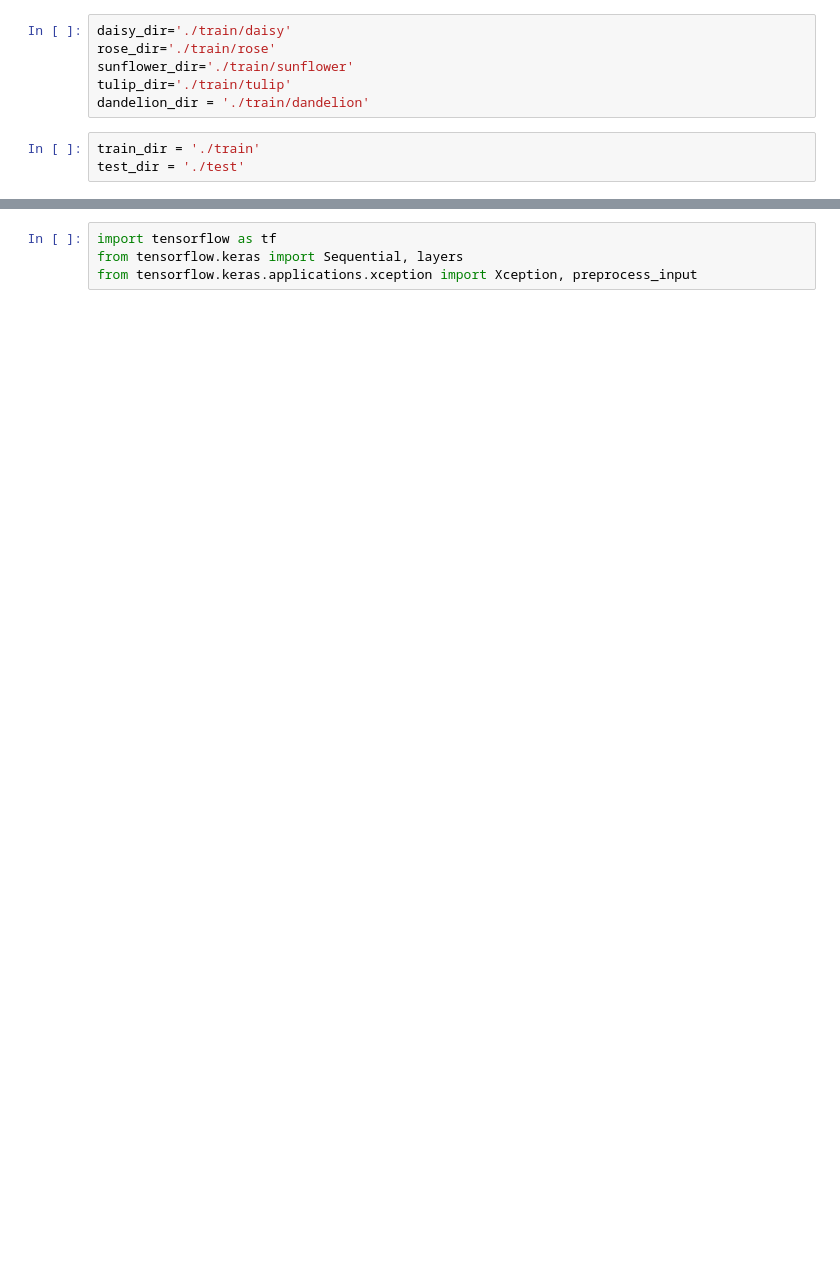
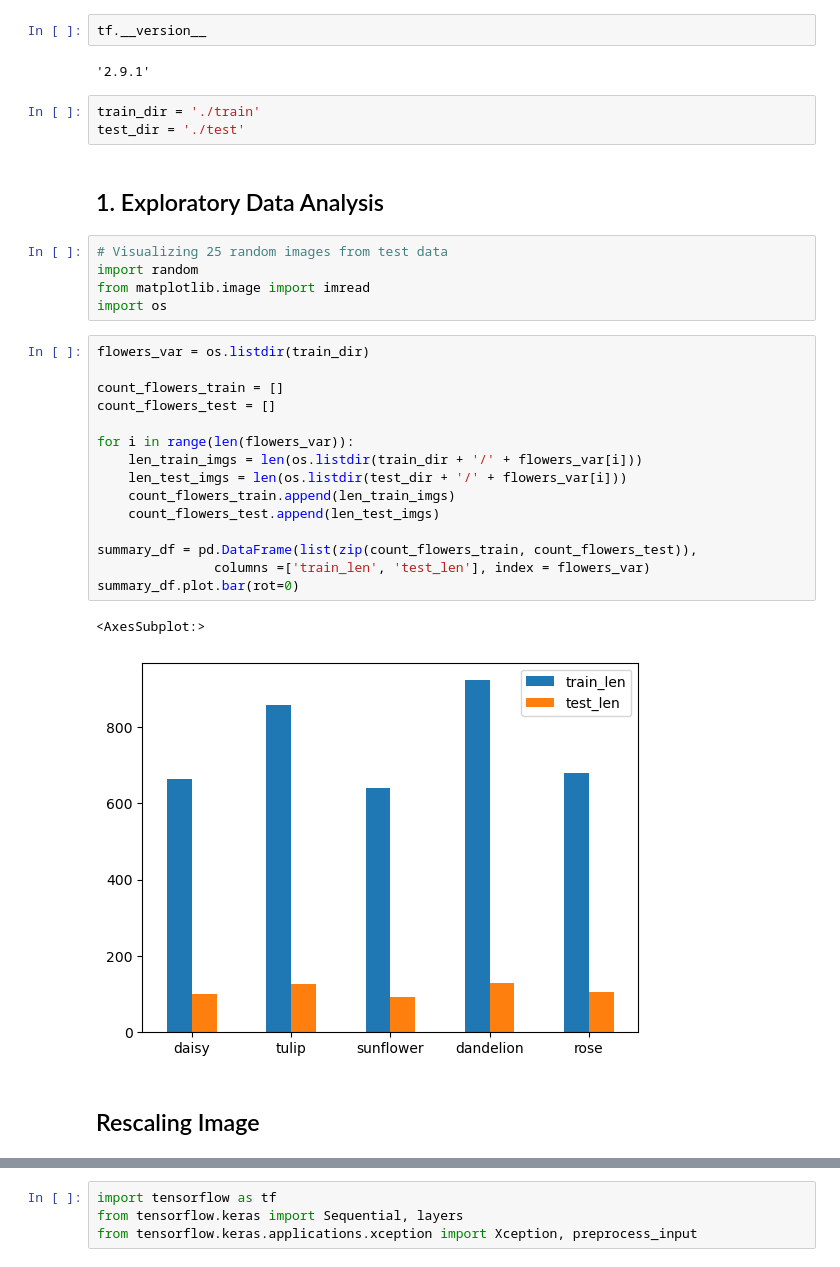
Before and after one commit to danannisar/flower_classification, a Jupyter notebook: flowers_classification.ipynb, the cells around one changed output, grey strips where cells are left out. Cells and saved outputs as stored; diff of their text form; blank space fills up the shorter version.

Commit message:
add notebook (training completed) and best model

```diff
--- a/flowers_classification.ipynb
+++ b/flowers_classification.ipynb
@@ -26,10 +31,35 @@ To enable them in other operations, rebuild TensorFlow with the appropriate comp
-# %%
-daisy_dir='./train/daisy'
-rose_dir='./train/rose'
-sunflower_dir='./train/sunflower'
-tulip_dir='./train/tulip'
-dandelion_dir = './train/dandelion'
+# %%
+tf.__version__
+# %% [output]
+'2.9.1'
 # %%
 train_dir = './train'
 test_dir = './test'
+# %% [markdown]
+## 1. Exploratory Data Analysis
+# %%
+# Visualizing 25 random images from test data
+import random
+from matplotlib.image import imread
+import os
+# %%
+flowers_var = os.listdir(train_dir)
+
+count_flowers_train = []
+count_flowers_test = []
+
+for i in range(len(flowers_var)):
+    len_train_imgs = len(os.listdir(train_dir + '/' + flowers_var[i]))
+    len_test_imgs = len(os.listdir(test_dir + '/' + flowers_var[i]))
+    count_flowers_train.append(len_train_imgs)
+    count_flowers_test.append(len_test_imgs)
+
+summary_df = pd.DataFrame(list(zip(count_flowers_train, count_flowers_test)),
+               columns =['train_len', 'test_len'], index = flowers_var)
+summary_df.plot.bar(rot=0)
+# %% [output]
+<AxesSubplot:>
+[figure, added]
+# %% [markdown]
+## Rescaling Image
 # %%
```
Also changed, not shown: parts of 79 cells of this notebook, 3 other files.
